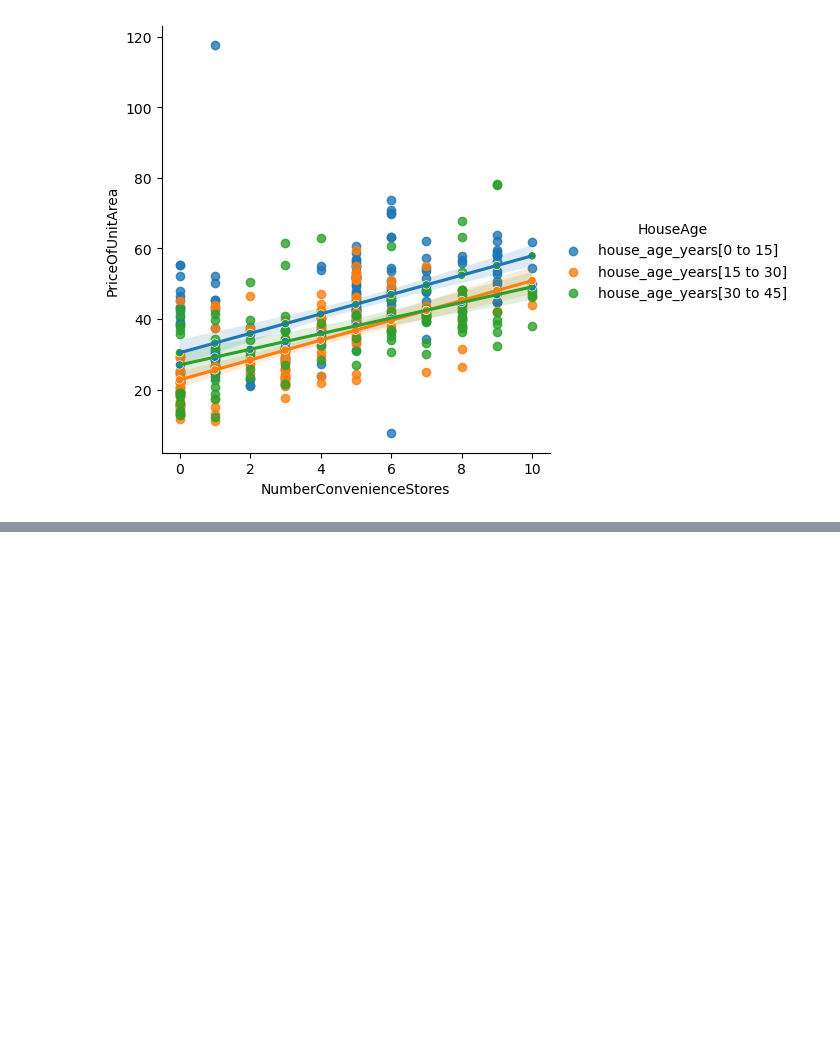
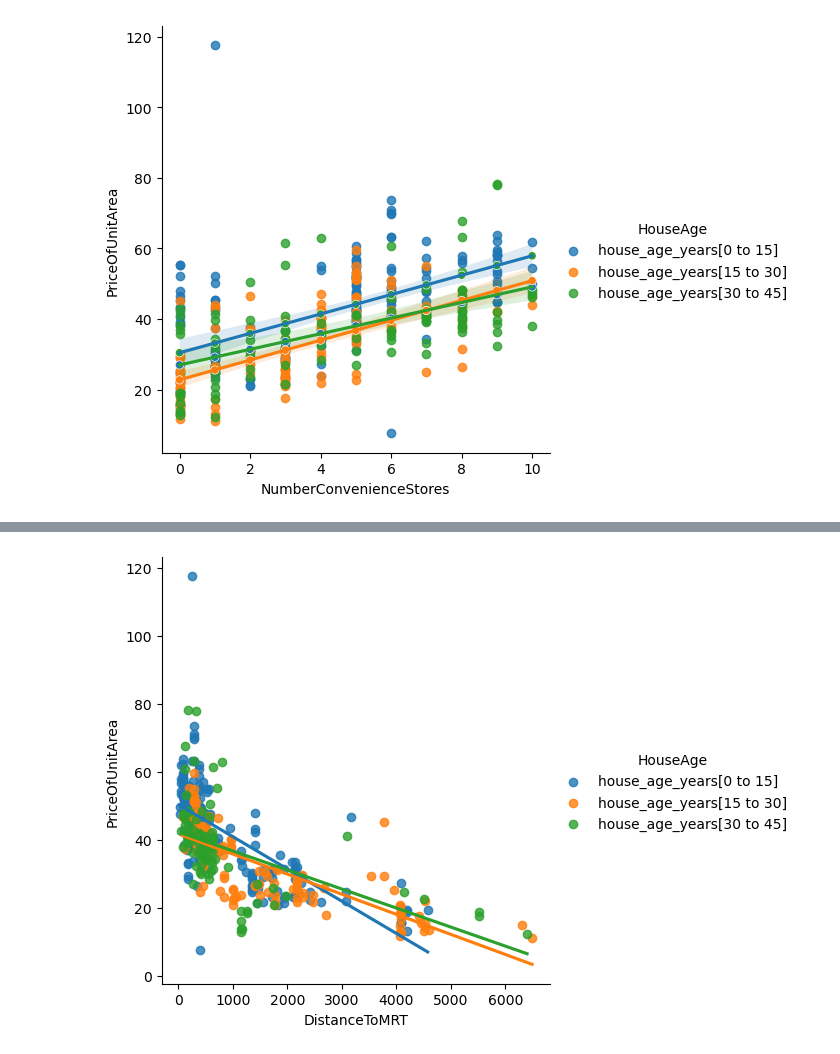
Before and after one commit to saalssall/Statistics_In_Python, a Jupyter notebook: Regression_statsmodel_2.ipynb, the cells around one changed output, grey strips where cells are left out. Cells and saved outputs as stored; diff of their text form; code cells hidden in the pictures; blank space fills up the shorter version.

```diff
--- a/Regression_statsmodel_2.ipynb
+++ b/Regression_statsmodel_2.ipynb
@@ -572,0 +625,11 @@ plt.show()
+# %%
+# Fit linear regression of price vs. opening bid and auction type, with an interaction, without intercept
+mdl_price_vs_both = ols("PriceOfUnitArea ~ HouseAge + DistanceToMRT:HouseAge + 0", data=taiwan_df).fit()
+
+# Using auctions, plot price vs. opening bid colored by auction type as a scatter plot with linear regr'n trend lines
+sns.lmplot(x = "DistanceToMRT", y = "PriceOfUnitArea", data = taiwan_df, hue = "HouseAge", ci = None)
+
+# Show the plot
+plt.show()
+# %% [output]
+[figure, added]
```
Also changed, not shown: parts of 10 cells of this notebook.
